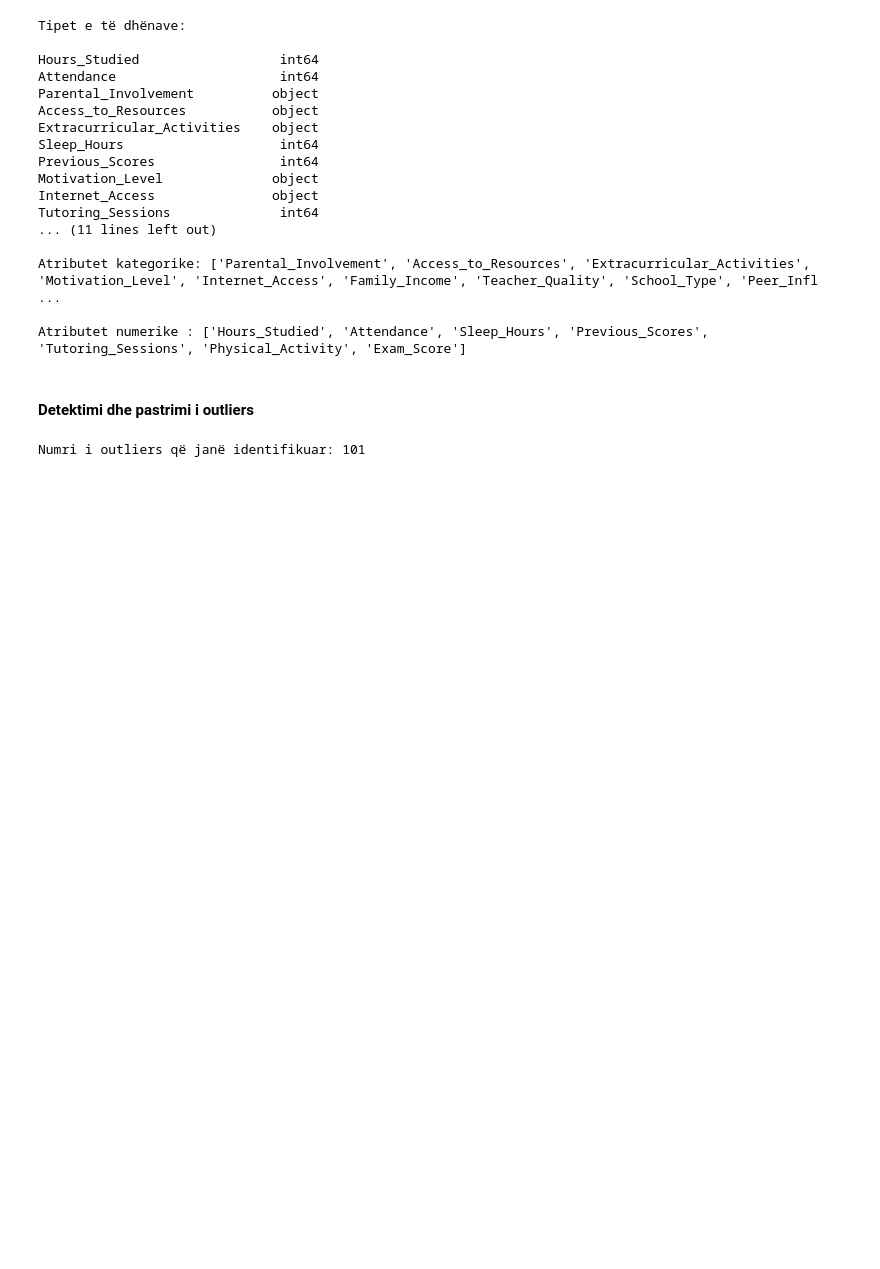
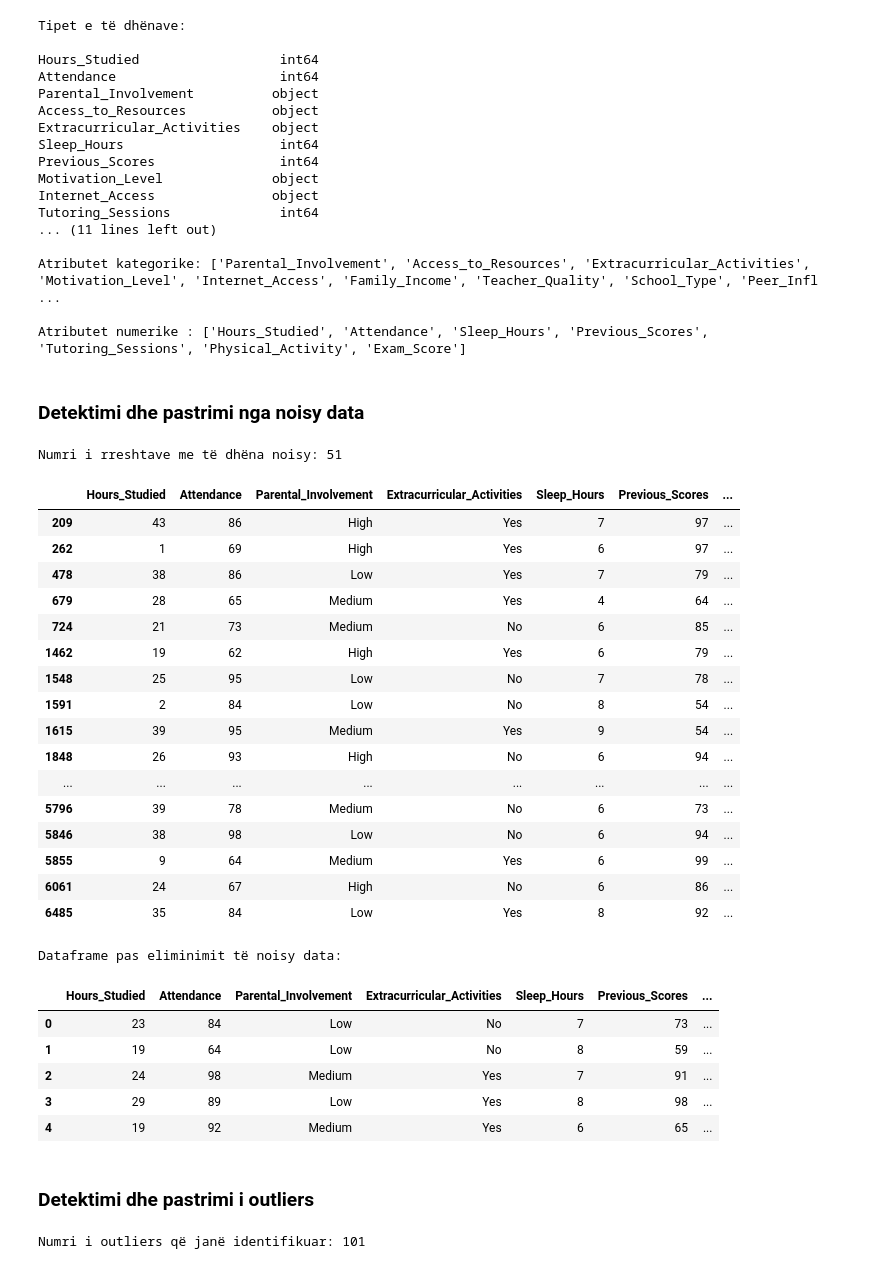
Before and after one commit to enis-halilaj/pvdh-projekti-msc, a Jupyter notebook: data-preprocessing/main.ipynb, the cells around one changed output. Cells and saved outputs as stored; diff of their text form; code cells hidden in the pictures; blank space fills up the shorter version.

Commit message:
Detection and cleaning from noisy data

```diff
--- a/data-preprocessing/main.ipynb
+++ b/data-preprocessing/main.ipynb
@@ -126,16 +126,74 @@ Tutoring_Sessions              int64
 Atributet kategorike: ['Parental_Involvement', 'Access_to_Resources', 'Extracurricular_Activities', 'Motivation_Level', 'Internet_Access', 'Family_Income', 'Teacher_Quality', 'School_Type', 'Peer_Infl ...
 
 Atributet numerike : ['Hours_Studied', 'Attendance', 'Sleep_Hours', 'Previous_Scores', 'Tutoring_Sessions', 'Physical_Activity', 'Exam_Score']
+# %% [markdown]
+<style>
+    h3 {
+        font-weight: bold;
+        font-family: 'Times New Roman', Times, serif;
+        margin-top: 10px;
+        margin-bottom: 10px;
+    }
+</style>
+<h3>Detektimi dhe pastrimi nga noisy data</h3>
+# %%
+# Zgjedhja e kolonave numerike
+numerical_columns = pre_df.select_dtypes(include=['float64', 'int64']).columns.tolist()
+
+# Llogaritja e Z-Score për çdo kolonë numerike për detektimin e noisy data
+z_scores = np.abs(stats.zscore(pre_df[numerical_columns]))
+
+# Vendosim pragun për të definuar se çfarë konsiderohet noisy (p.sh., Z-Score më i madh se 3)
+threshold = 3
+noisy_data_mask = (z_scores > threshold)
+
+# Kontrollo dhe shfaq rreshtat që kanë vlera noisy
+noisy_rows = pre_df[noisy_data_mask.any(axis=1)]
+print(f"Numri i rreshtave me të dhëna noisy: {len(noisy_rows)}")
+display(noisy_rows)
+
+# Heqim rreshtat që kanë vlera noisy
+pre_df_cleaned = pre_df[~noisy_data_mask.any(axis=1)]
+
+# Shfaqim dataset-in e pastruar
+print("Dataframe pas eliminimit të noisy data:")
+display(pre_df_cleaned.head())
+# %% [output]
+Numri i rreshtave me të dhëna noisy: 51
+|  | Hours_Studied | Attendance | Parental_Involvement | Extracurricular_Activities | Sleep_Hours | Previous_Scores | ... |
+| 209 | 43 | 86 | High | Yes | 7 | 97 | ... |
+| 262 | 1 | 69 | High | Yes | 6 | 97 | ... |
+| 478 | 38 | 86 | Low | Yes | 7 | 79 | ... |
+| 679 | 28 | 65 | Medium | Yes | 4 | 64 | ... |
+| 724 | 21 | 73 | Medium | No | 6 | 85 | ... |
+| 1462 | 19 | 62 | High | Yes | 6 | 79 | ... |
+| 1548 | 25 | 95 | Low | No | 7 | 78 | ... |
+| 1591 | 2 | 84 | Low | No | 8 | 54 | ... |
+| 1615 | 39 | 95 | Medium | Yes | 9 | 54 | ... |
+| 1848 | 26 | 93 | High | No | 6 | 94 | ... |
+| ... | ... | ... | ... | ... | ... | ... | ... |
+| 5796 | 39 | 78 | Medium | No | 6 | 73 | ... |
+| 5846 | 38 | 98 | Low | No | 6 | 94 | ... |
+| 5855 | 9 | 64 | Medium | Yes | 6 | 99 | ... |
+| 6061 | 24 | 67 | High | No | 6 | 86 | ... |
+| 6485 | 35 | 84 | Low | Yes | 8 | 92 | ... |
+Dataframe pas eliminimit të noisy data:
+|  | Hours_Studied | Attendance | Parental_Involvement | Extracurricular_Activities | Sleep_Hours | Previous_Scores | ... |
+| 0 | 23 | 84 | Low | No | 7 | 73 | ... |
+| 1 | 19 | 64 | Low | No | 8 | 59 | ... |
+| 2 | 24 | 98 | Medium | Yes | 7 | 91 | ... |
+| 3 | 29 | 89 | Low | Yes | 8 | 98 | ... |
+| 4 | 19 | 92 | Medium | Yes | 6 | 65 | ... |
 # %% [markdown]
 <style>
-    h4 {
+    h3 {
         font-weight: bold;
         font-family: 'Times New Roman', Times, serif;
         margin-top: 10px;
         margin-bottom: 10px;
     }
 </style>
-<h4>Detektimi dhe pastrimi i outliers</h4>
+<h3>Detektimi dhe pastrimi i outliers</h3>
 # %%
 # Zgjedh vetëm kolonat numerike për zbulimin e outliers
 numerical_data = main_df.select_dtypes(include=['int64', 'float64'])
```
Also changed, not shown: parts of 6 cells of this notebook.
